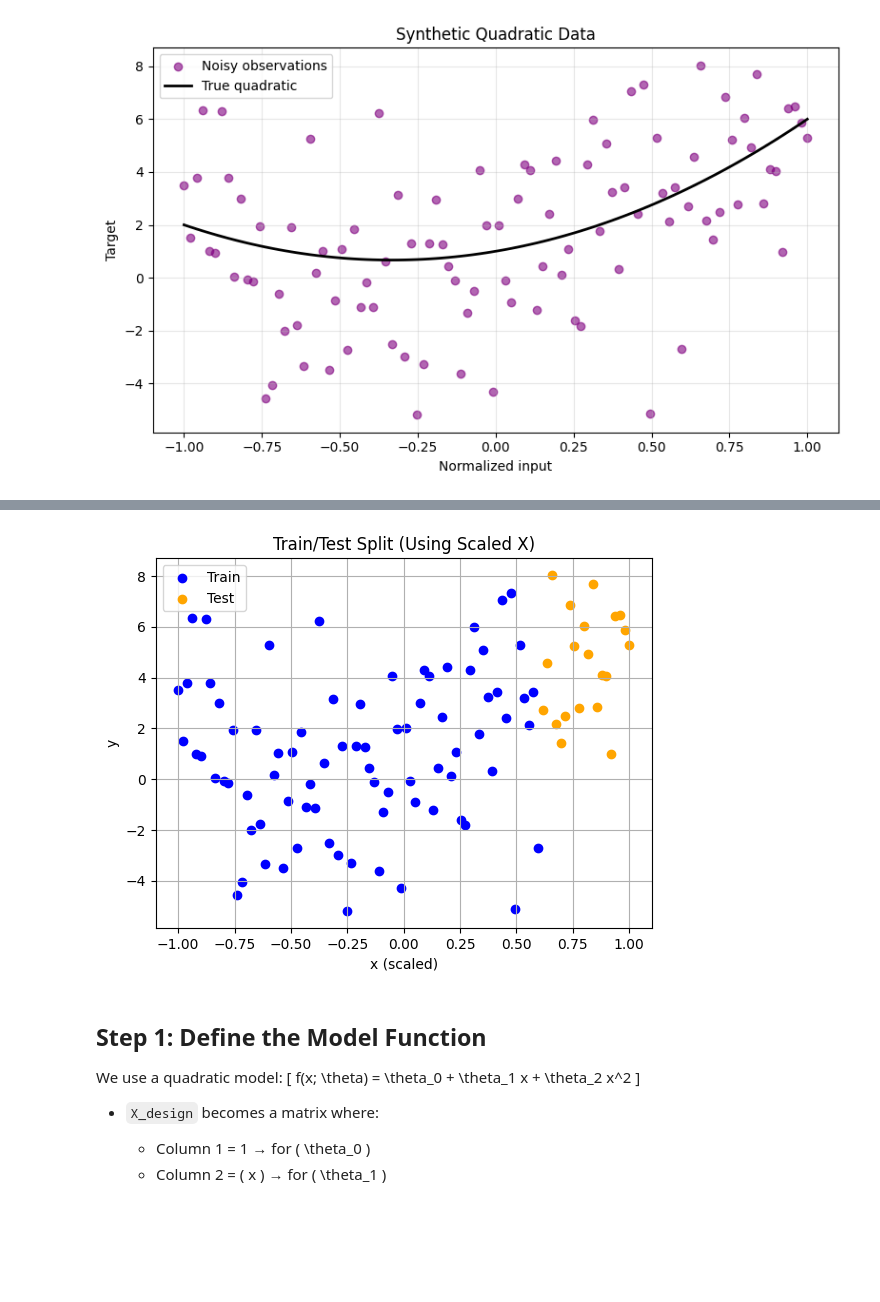
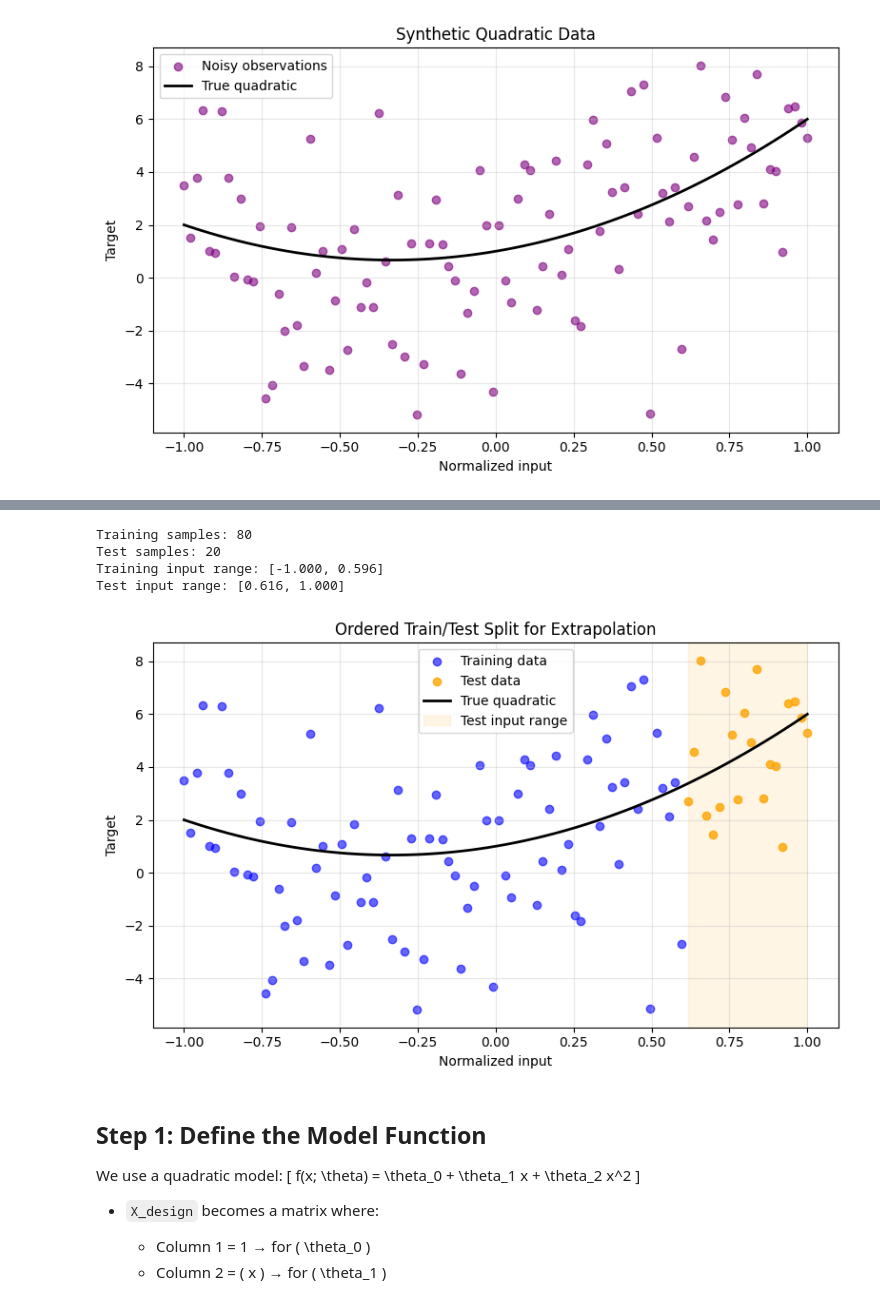
Before and after one commit to Lucid1498/polynomial-regression-from-scratch, a Jupyter notebook: notebooks/polynomial_regression_from_scratch.ipynb, the cells around one changed output, grey strips where cells are left out. Saved outputs shown, nothing was run; the diff lists cells and outputs as text; code cells hidden in the pictures; blank space fills up the shorter version.

Commit message:
Document extrapolation split and visualize held-out input range

```diff
--- a/notebooks/polynomial_regression_from_scratch.ipynb
+++ b/notebooks/polynomial_regression_from_scratch.ipynb
@@ -93,21 +105,42 @@ Split Dataset (80% Train / 20% Test) and Visualize
 # %%
-# 80/20 split using scaled X
-train_size = 80
+# Preserve input order to evaluate extrapolation.
+TRAIN_FRACTION = 0.8
+train_size = int(TRAIN_FRACTION * len(X_scaled))
 
 X_train, X_test = X_scaled[:train_size], X_scaled[train_size:]
 y_train, y_test = y[:train_size], y[train_size:]
 
-# Visualize the split
-plt.scatter(X_train, y_train, color='blue', label='Train')
-plt.scatter(X_test, y_test, color='orange', label='Test')
-plt.legend()
-plt.title('Train/Test Split (Using Scaled X)')
-plt.xlabel("x (scaled)")
-plt.ylabel("y")
-plt.grid(True)
+print(f"Training samples: {len(X_train)}")
+print(f"Test samples: {len(X_test)}")
+print(f"Training input range: [{X_train.min():.3f}, {X_train.max():.3f}]")
+print(f"Test input range: [{X_test.min():.3f}, {X_test.max():.3f}]")
+
+fig, ax = plt.subplots(figsize=(8, 5))
+ax.scatter(X_train, y_train, color="blue", alpha=0.6, label="Training data")
+ax.scatter(X_test, y_test, color="orange", alpha=0.8, label="Test data")
+ax.plot(X_scaled, y_true, color="black", linewidth=2, label="True quadratic")
+
+# Shade the input interval reserved for testing.
+ax.axvspan(
+    X_test.min(), X_test.max(),
+    color="orange", alpha=0.1, label="Test input range",
+)
+
+ax.set(
+    title="Ordered Train/Test Split for Extrapolation",
+    xlabel="Normalized input",
+    ylabel="Target",
+)
+ax.legend()
+ax.grid(True, alpha=0.3)
+fig.tight_layout()
 plt.show()
 # %% [output]
+Training samples: 80
+Test samples: 20
+Training input range: [-1.000, 0.596]
+Test input range: [0.616, 1.000]
-[figure, old version]
+[figure, new version]
 # %% [markdown]
 ## Step 1: Define the Model Function
 
```
Also changed, not shown: parts of 1 cell of this notebook.
